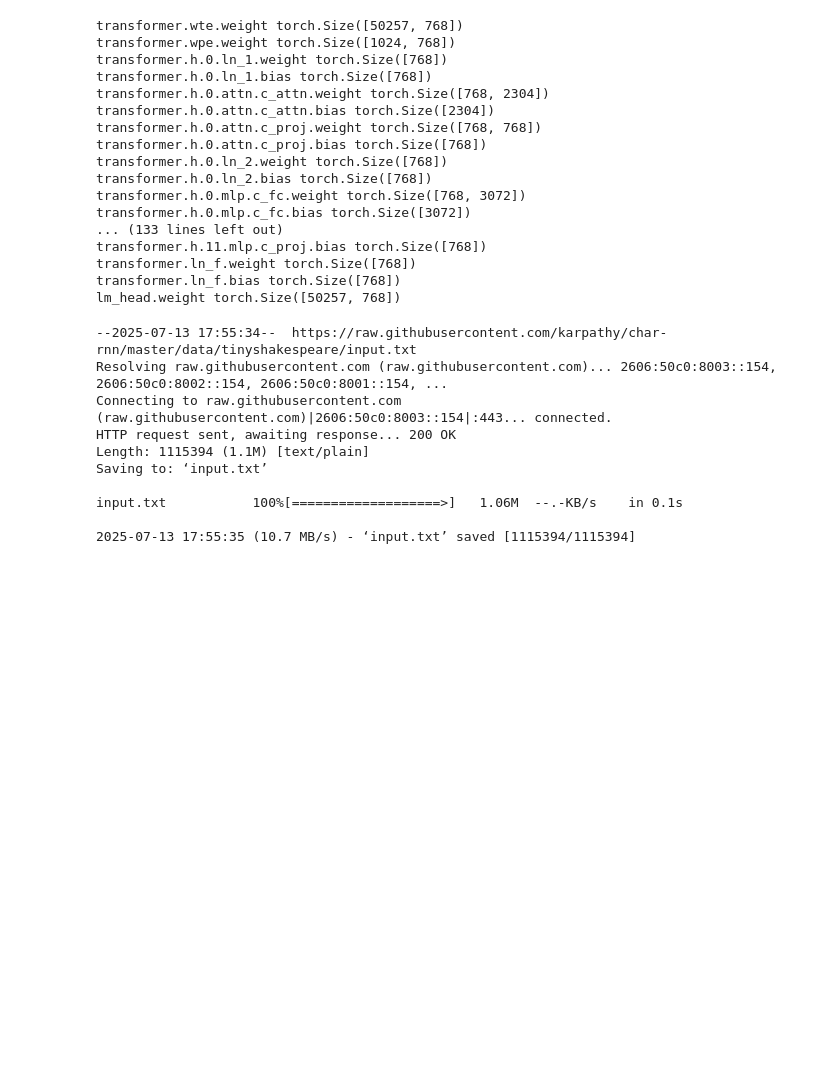
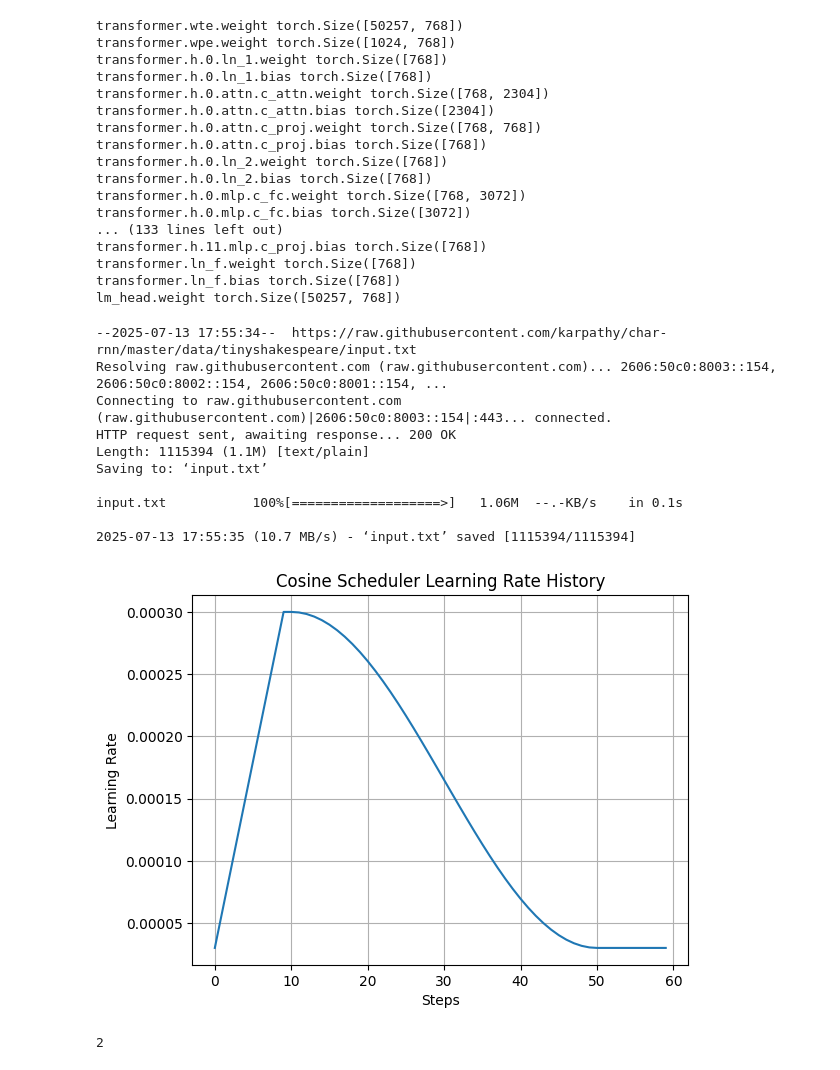
Before and after one commit to okumoto-sho/python_ml_template, a Jupyter notebook: python_ml_examples/gpt-2/example.ipynb, the cells around one changed output. Drawn from its saved outputs; the diff is of its cells as text; code cells hidden in the pictures; blank space fills up the shorter version.

Commit message:
Impelement cosine scheduler, configure_optimizer

```diff
--- a/python_ml_examples/gpt-2/example.ipynb
+++ b/python_ml_examples/gpt-2/example.ipynb
@@ -41,3 +41,54 @@ input.txt           100%[===================>]   1.06M  --.-KB/s    in 0.1s
 with open("input.txt", "r") as f:
     text = f.read()
 text = text[:1000]
+# %%
+import math
+
+def cosine_scheduler_lr(steps: int, warmup_steps: int = 10, max_steps: int = 50, max_lr = 3e-4, min_lr_ratio: float = 0.1):
+  min_lr = min_lr_ratio * max_lr
+  if steps < warmup_steps:
+    return (1 + steps) / warmup_steps * max_lr
+  if steps > max_steps:
+    return min_lr
+
+  coeff = 0.5 * (1 + math.cos(math.pi * (steps - warmup_steps) / (max_steps - warmup_steps)))
+  return min_lr + coeff * (max_lr - min_lr)
+# %%
+lr_history = []
+for i in range(60):
+   lr_history.append(cosine_scheduler_lr(i))
+
+import matplotlib.pyplot as plt
+
+plt.plot(lr_history)
+plt.xlabel("Steps")
+plt.ylabel("Learning Rate")
+plt.title("Cosine Scheduler Learning Rate History")
+plt.grid(True)
+plt.show()
+# %% [output]
+[figure, added]
+# %%
+import torch
+
+class Mlp(torch.nn.Module):
+  def __init__(self, mid_dim = 768):
+    super().__init__()
+    self.linear1 = torch.nn.Linear(768, mid_dim)
+    self.linear2 = torch.nn.Linear(mid_dim, 768)
+    self.activation = torch.nn.GELU()
+    self.register_buffer("buffer", torch.randn(768))
+
+  def forward(self, x):
+    x = self.linear1(x)
+    x = self.activation(x)
+    x = self.linear2(x)
+    return x
+
+mlp = Mlp()
+mlp2 = Mlp()
+
+optimizer = torch.optim.AdamW([{"params": mlp.parameters(), "lr": 3e-4}, {"params": mlp2.parameters(), "lr": 1e-3}])
+print(len(optimizer.param_groups))
+# %% [output]
+2
```
Also changed, not shown: 1 other file.
